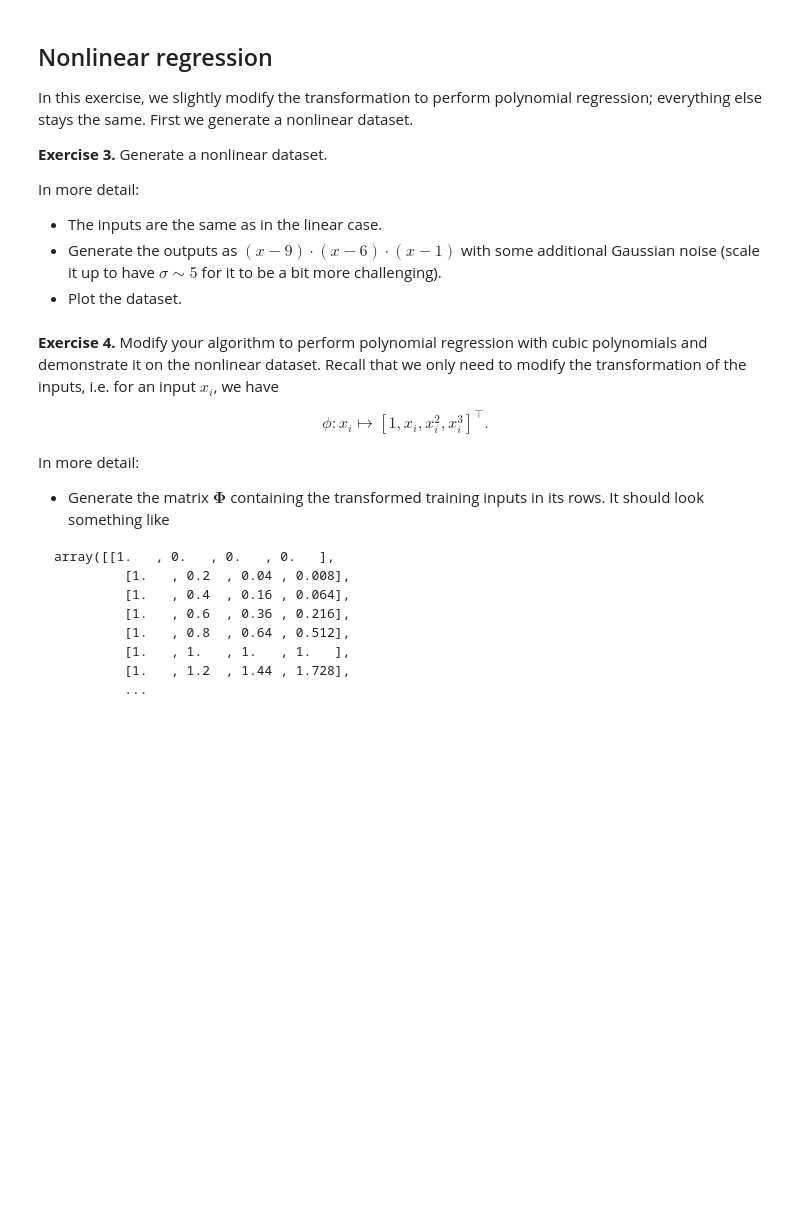
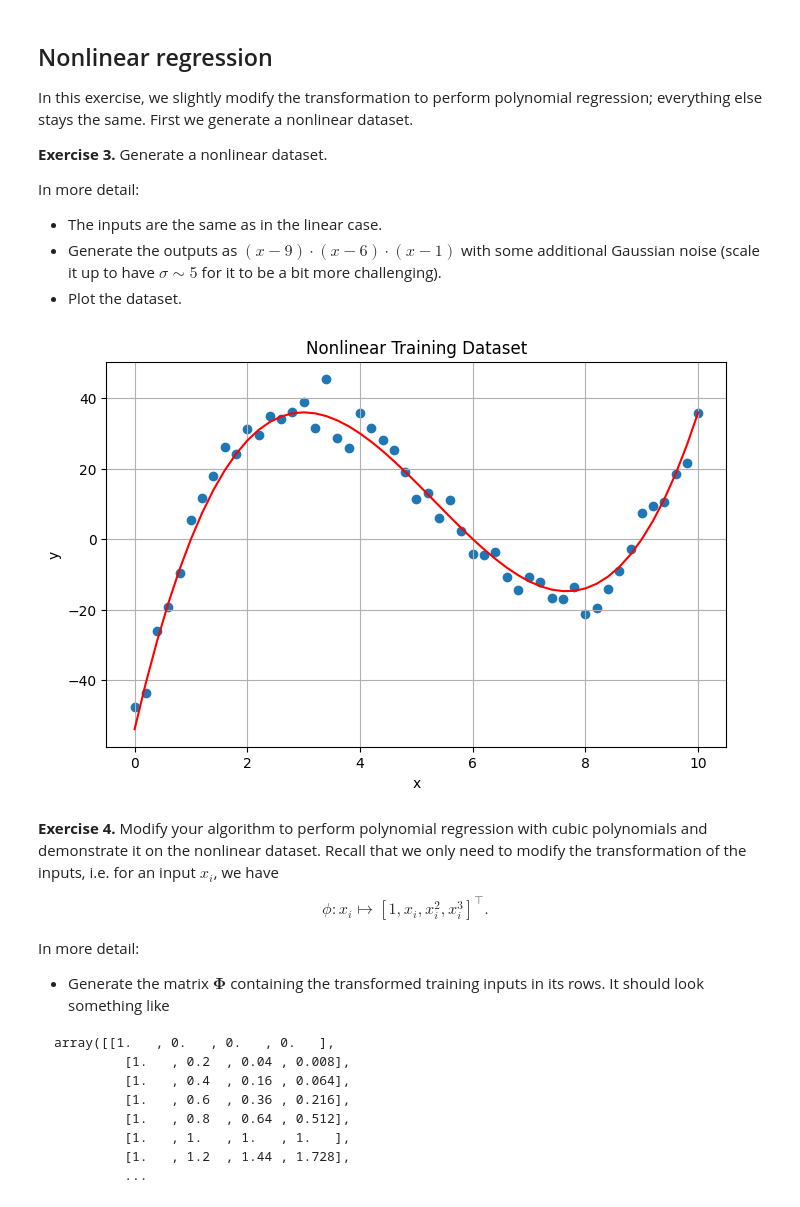
Before and after one commit to Agoston03/Machine-Learning-VIMIMA05, a Jupyter notebook: ML_2026_lab2_linreg.ipynb, the cells around one changed output. Drawn from its saved outputs; the diff is of its cells as text; code cells hidden in the pictures; blank space fills up the shorter version.

```diff
--- a/ML_2026_lab2_linreg.ipynb
+++ b/ML_2026_lab2_linreg.ipynb
@@ -94,3 +130,18 @@ In more detail:
+# %%
+# Keep x_train and x_test; generate y_train and plot the dataset.
+y_train_nonlinear = (x_train - 9) * (x_train - 6) * (x_train - 1)
+y_train = y_train_nonlinear + 5 * np.random.randn(len(x_train))
+
+plt.figure(figsize=(8, 5))
+plt.plot(x_train, y_train_nonlinear, color='red', label='Ground truth (non-linear noiseless)')
+plt.scatter(x=x_train, y=y_train, label='Nonlinear Training Data')
+plt.title('Nonlinear Training Dataset')
+plt.xlabel('x')
+plt.ylabel('y')
+plt.grid(True)
+plt.show()
+# %% [output]
+[figure, added]
 # %% [markdown]
 **Exercise 4.** Modify your algorithm to perform polynomial regression with cubic polynomials and demonstrate it on the nonlinear dataset. Recall that we only need to modify the transformation of the inputs, i.e. for an input $x_i$, we have
 \begin{align*}
```
Also changed, not shown: parts of 10 cells of this notebook.
